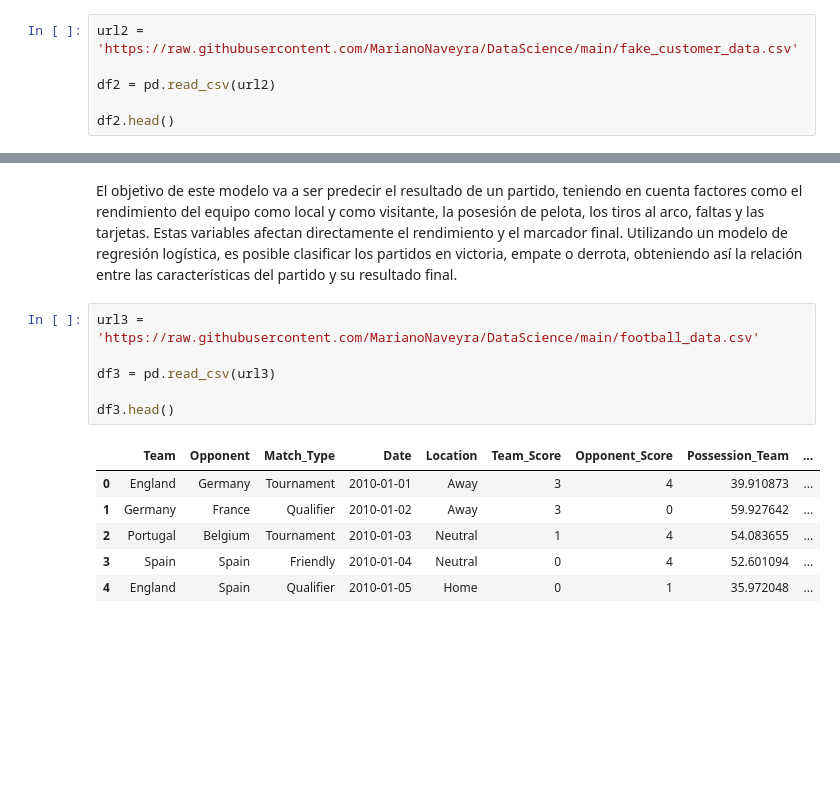
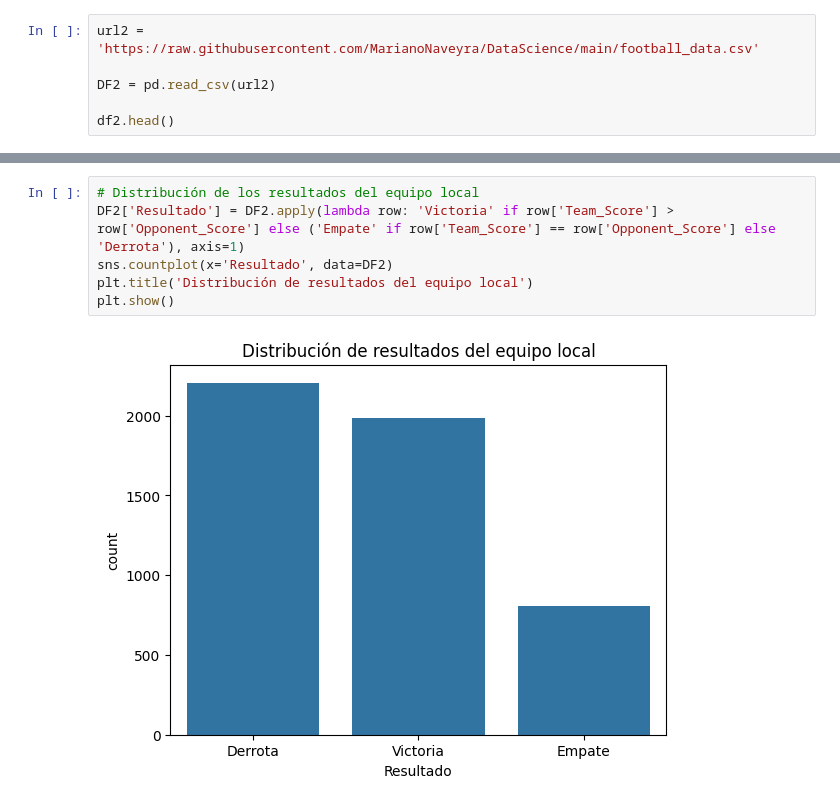
Before and after one commit to MarianoNaveyra/DataScience, a Jupyter notebook: Proyecto_Partell_Naveyra.ipynb, the cells around one changed output, grey strips where cells are left out. Saved outputs shown, nothing was run; the diff lists cells and outputs as text; blank space fills up the shorter version.

```diff
--- a/Proyecto_Partell_Naveyra.ipynb
+++ b/Proyecto_Partell_Naveyra.ipynb
@@ -24,7 +81,7 @@ Dataset 2: El monto de compra de un cliente puede predecirse utilizando variable
 # %%
-url2 = 'https://raw.githubusercontent.com/MarianoNaveyra/DataScience/main/fake_customer_data.csv'
+url2 = 'https://raw.githubusercontent.com/MarianoNaveyra/DataScience/main/football_data.csv'
 
-df2 = pd.read_csv(url2)
+DF2 = pd.read_csv(url2)
 
 df2.head()
 # %% [output]
@@ -37,15 +94,8 @@ df2.head()
-# %% [markdown]
-El objetivo de este modelo va a ser predecir el resultado de un partido, teniendo en cuenta factores como el rendimiento del equipo como local y como visitante, la posesión de pelota, los tiros al arco, faltas y las tarjetas. Estas variables afectan directamente el rendimiento y el marcador final. Utilizando un modelo de regresión logística, es posible clasificar los partidos en victoria, empate o derrota, obteniendo así la relación entre las características del partido y su resultado final.
-# %%
-url3 = 'https://raw.githubusercontent.com/MarianoNaveyra/DataScience/main/football_data.csv'
-
-df3 = pd.read_csv(url3)
-
-df3.head()
-# %% [output]
-|  | Team | Opponent | Match_Type | Date | Location | Team_Score | Opponent_Score | Possession_Team | ... |
-| 0 | England | Germany | Tournament | 2010-01-01 | Away | 3 | 4 | 39.910873 | ... |
-| 1 | Germany | France | Qualifier | 2010-01-02 | Away | 3 | 0 | 59.927642 | ... |
-| 2 | Portugal | Belgium | Tournament | 2010-01-03 | Neutral | 1 | 4 | 54.083655 | ... |
-| 3 | Spain | Spain | Friendly | 2010-01-04 | Neutral | 0 | 4 | 52.601094 | ... |
-| 4 | England | Spain | Qualifier | 2010-01-05 | Home | 0 | 1 | 35.972048 | ... |
+# %%
+# Distribución de los resultados del equipo local
+DF2['Resultado'] = DF2.apply(lambda row: 'Victoria' if row['Team_Score'] > row['Opponent_Score'] else ('Empate' if row['Team_Score'] == row['Opponent_Score'] else 'Derrota'), axis=1)
+sns.countplot(x='Resultado', data=DF2)
+plt.title('Distribución de resultados del equipo local')
+plt.show()
+# %% [output]
+[figure, added]
```
Also changed, not shown: parts of 13 cells of this notebook.
